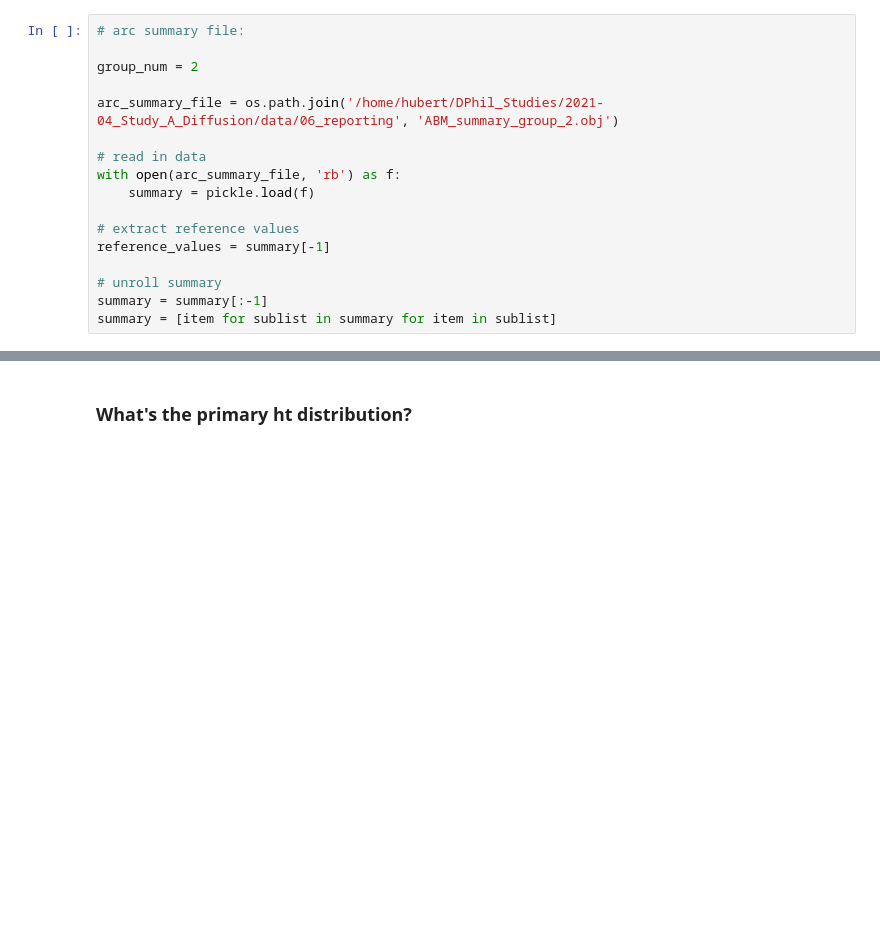
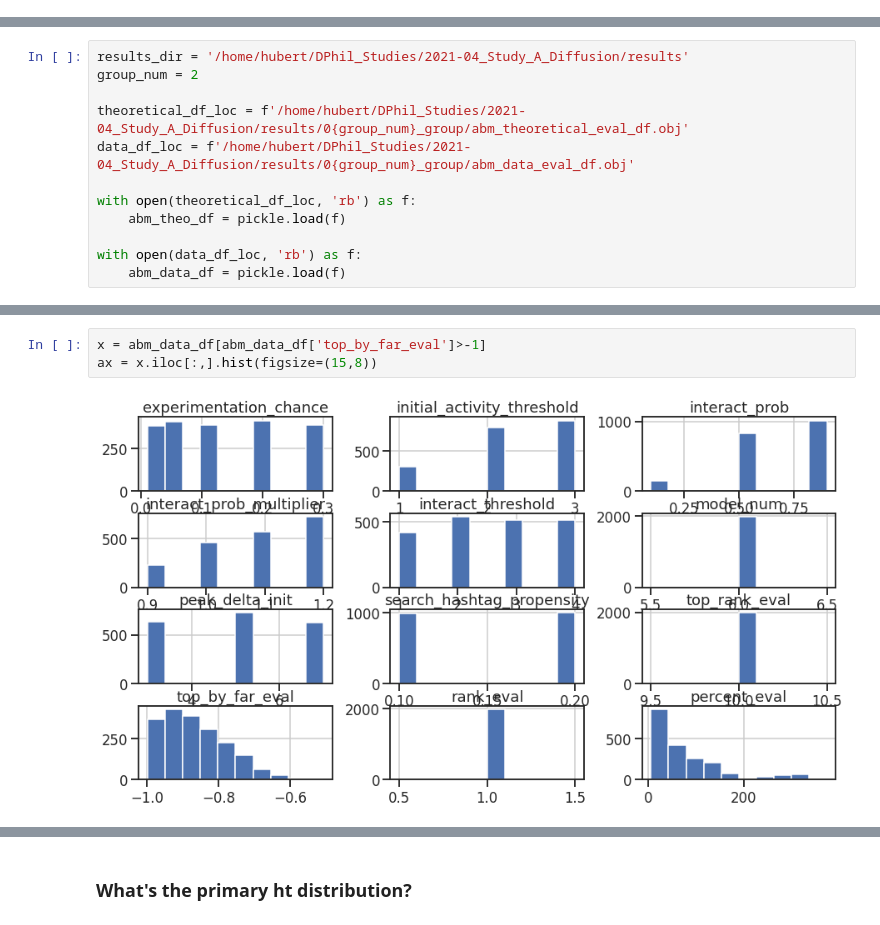
Before and after one commit to hubertau/DPhil_Studies, a Jupyter notebook: 2021-04_Study_A_Diffusion/notebooks/abm_results.ipynb, the cells around one changed output, grey strips where cells are left out. Cells and saved outputs as stored; diff of their text form; blank space fills up the shorter version.

```diff
--- a/2021-04_Study_A_Diffusion/notebooks/abm_results.ipynb
+++ b/2021-04_Study_A_Diffusion/notebooks/abm_results.ipynb
@@ -46,17 +0,0 @@ read in results
-# %%
-# arc summary file:
-
-group_num = 2
-
-arc_summary_file = os.path.join('/home/hubert/DPhil_Studies/2021-04_Study_A_Diffusion/data/06_reporting', 'ABM_summary_group_2.obj')
-
-# read in data
-with open(arc_summary_file, 'rb') as f:
-    summary = pickle.load(f)
-
-# extract reference values
-reference_values = summary[-1]
-
-# unroll summary
-summary = summary[:-1]
-summary = [item for sublist in summary for item in sublist]
@@ -148,0 +47,12 @@ best_fit_results
+# %%
+results_dir = '/home/hubert/DPhil_Studies/2021-04_Study_A_Diffusion/results'
+group_num = 2
+
+theoretical_df_loc = f'/home/hubert/DPhil_Studies/2021-04_Study_A_Diffusion/results/0{group_num}_group/abm_theoretical_eval_df.obj'
+data_df_loc = f'/home/hubert/DPhil_Studies/2021-04_Study_A_Diffusion/results/0{group_num}_group/abm_data_eval_df.obj'
+
+with open(theoretical_df_loc, 'rb') as f:
+    abm_theo_df = pickle.load(f)
+
+with open(data_df_loc, 'rb') as f:
+    abm_data_df = pickle.load(f)
@@ -148,0 +83,5 @@ best_fit_results
+# %%
+x = abm_data_df[abm_data_df['top_by_far_eval']>-1]
+ax = x.iloc[:,].hist(figsize=(15,8))
+# %% [output]
+[figure, added]
```
Also changed, not shown: parts of 102 cells of this notebook, 17 other files.
